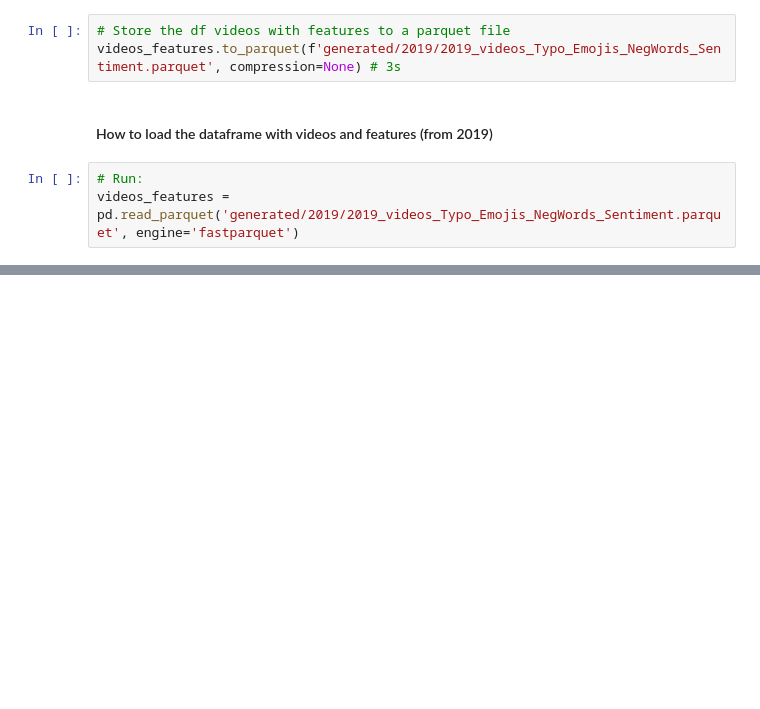
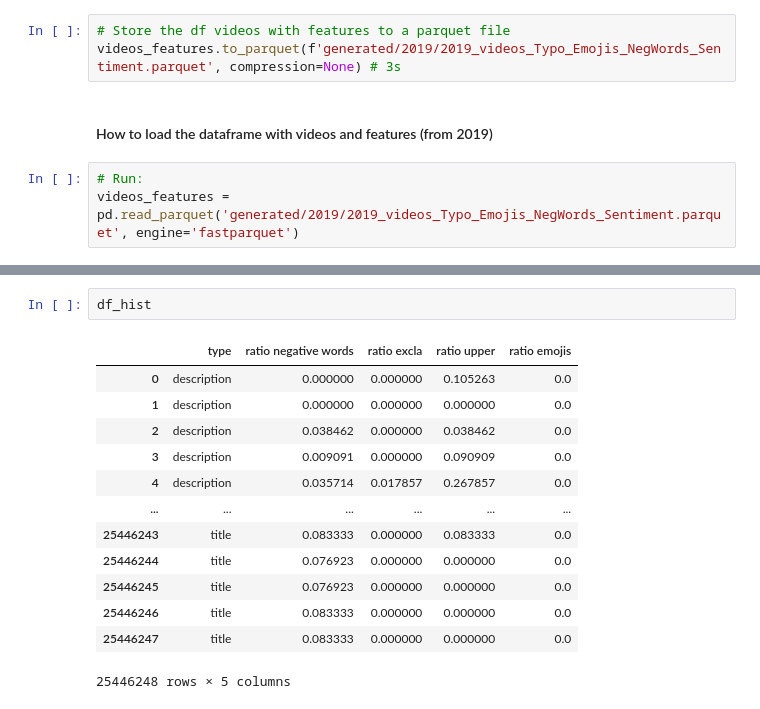
Before and after one commit to epfl-ada/ada-2022-project-adagang, a Jupyter notebook: data_processing.ipynb, the cells around one changed output, grey strips where cells are left out. Drawn from its saved outputs; the diff is of its cells as text; blank space fills up the shorter version.

```diff
--- a/data_processing.ipynb
+++ b/data_processing.ipynb
@@ -216,0 +298,16 @@ videos_features = pd.read_parquet('generated/2019/2019_videos_Typo_Emojis_NegWor
+# %%
+df_hist
+# %% [output]
+|  | type | ratio negative words | ratio excla | ratio upper | ratio emojis |
+| 0 | description | 0.000000 | 0.000000 | 0.105263 | 0.0 |
+| 1 | description | 0.000000 | 0.000000 | 0.000000 | 0.0 |
+| 2 | description | 0.038462 | 0.000000 | 0.038462 | 0.0 |
+| 3 | description | 0.009091 | 0.000000 | 0.090909 | 0.0 |
+| 4 | description | 0.035714 | 0.017857 | 0.267857 | 0.0 |
+| ... | ... | ... | ... | ... | ... |
+| 25446243 | title | 0.083333 | 0.000000 | 0.083333 | 0.0 |
+| 25446244 | title | 0.076923 | 0.000000 | 0.000000 | 0.0 |
+| 25446245 | title | 0.076923 | 0.000000 | 0.000000 | 0.0 |
+| 25446246 | title | 0.083333 | 0.000000 | 0.000000 | 0.0 |
+| 25446247 | title | 0.083333 | 0.000000 | 0.000000 | 0.0 |
+25446248 rows × 5 columns
```
Also changed, not shown: parts of 12 cells of this notebook.
